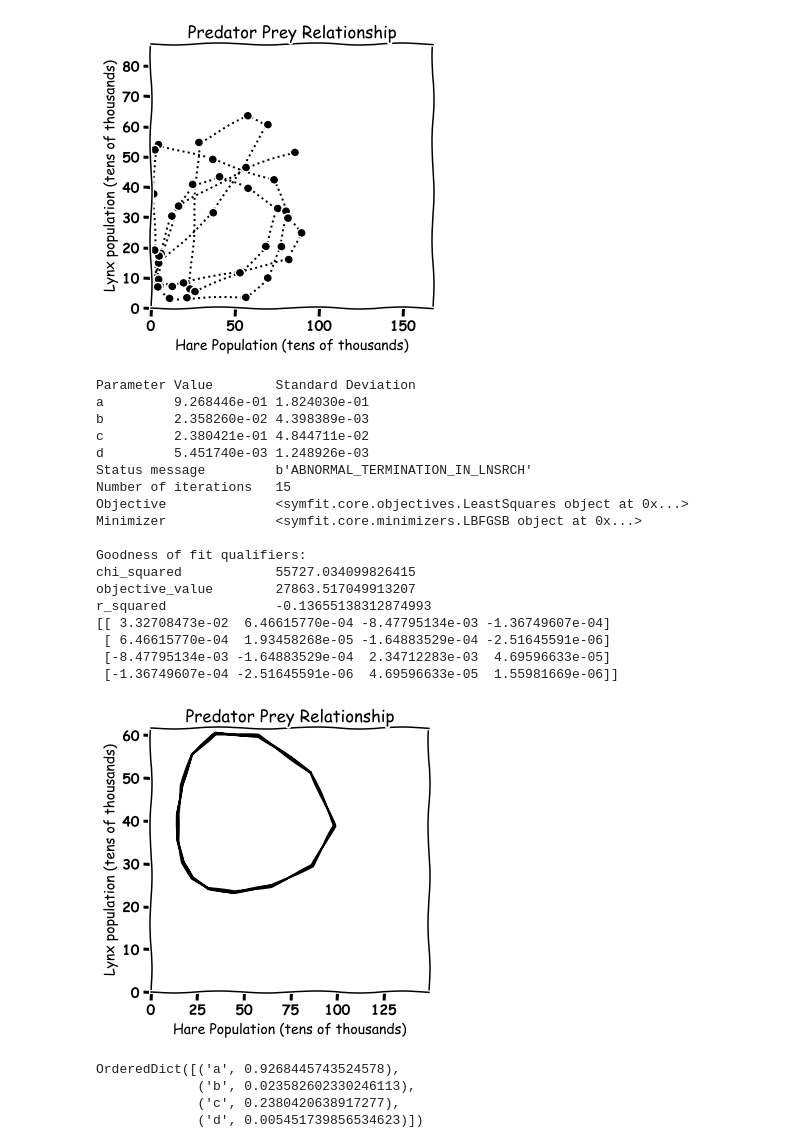
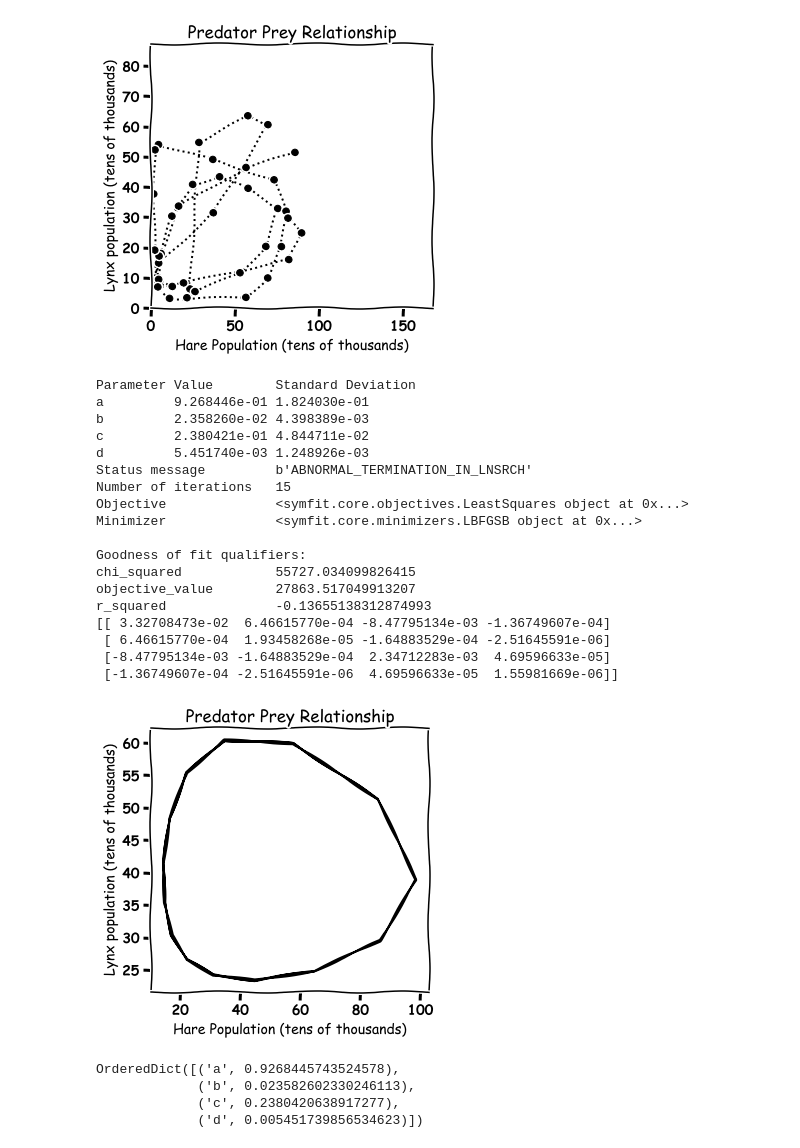
Before and after one commit to john-s-butler-dit/Predator-Prey-for-Young-Minds, a Jupyter notebook: Snow Hares and Lynxes Frontiers for Young Minds.ipynb, the cells around one changed output. Drawn from its saved outputs; the diff is of its cells as text; code cells hidden in the pictures.

```diff
--- a/Snow Hares and Lynxes Frontiers for Young Minds.ipynb
+++ b/Snow Hares and Lynxes Frontiers for Young Minds.ipynb
@@ -89,7 +89,7 @@ t_i=0+i h,
 for $i=0,...10$.
 The figure below illustrate the discrete domain.
 # %%
-h=0.001
+h=0.1
 time=np.arange(1900,1935+h/2,h)
 #t=Pred_prey_data.Year
 fig = plt.figure(1,figsize=(5,4))
@@ -229,6 +229,10 @@ s, x, t = variables(' s, x, t')
 model_dict = {
     D(x, t): a * x - b * s * x,
     D(s, t): -c * s + d*s * x
+   # D(x, t): a * x - b * s ,
+   # D(s, t): -c * s + d* x
+
+
 }
 
 ode_model = ODEModel(model_dict, initial={t:0.0, x:np.array(Pred_prey_data.Hare[50]), s:np.array(Pred_prey_data.Lynx[50])})
@@ -237,7 +241,7 @@ ode_model = ODEModel(model_dict, initial={t:0.0, x:np.array(Pred_prey_data.Hare[
 tSample = np.array(time-time[0]) #np.array([1, 2, 4, 6, 8, 12])
 tSample = np.array(Pred_prey_data.Year[50:-1]-Pred_prey_data.Year[50]) #np.array([1, 2, 4, 6, 8, 12])
 
-A=3
+A=3.0
 B=2.5
 a_Birth=0.32*A
 b_Con=0.01*A
@@ -290,36 +294,36 @@ with plt.xkcd():
     ax = fig.add_subplot(1,1,1)
 
     ax.plot(xSample,sSample,'-',color='black')
 
     ax.set_ylabel('Lynx population (tens of thousands)')
     ax.set_xlabel('Hare Population (tens of thousands)')
     #ax.legend(loc='best')
     ax.set_title('Predator Prey Relationship')
     plt.tight_layout()
-    plt.ylim(0,1.1*np.max(L))
-    plt.xlim(0,1.1*np.max(H))
+ #   plt.ylim(0,1.1*np.max(L))
+ #   plt.xlim(0,1.1*np.max(H))
 
     plt.show()
 # %% [output]
 Parameter Value        Standard Deviation
 a         9.268446e-01 1.824030e-01
 b         2.358260e-02 4.398389e-03
 c         2.380421e-01 4.844711e-02
 d         5.451740e-03 1.248926e-03
 Status message         b'ABNORMAL_TERMINATION_IN_LNSRCH'
 Number of iterations   15
 Objective              <symfit.core.objectives.LeastSquares object at 0x...>
 Minimizer              <symfit.core.minimizers.LBFGSB object at 0x...>
 
 Goodness of fit qualifiers:
 chi_squared            55727.034099826415
 objective_value        27863.517049913207
 r_squared              -0.13655138312874993
 [[ 3.32708473e-02  6.46615770e-04 -8.47795134e-03 -1.36749607e-04]
  [ 6.46615770e-04  1.93458268e-05 -1.64883529e-04 -2.51645591e-06]
  [-8.47795134e-03 -1.64883529e-04  2.34712283e-03  4.69596633e-05]
  [-1.36749607e-04 -2.51645591e-06  4.69596633e-05  1.55981669e-06]]
-[figure, old version]
+[figure, new version]
 # %%
 fit_result.params
 # %% [output]
```
Also changed, not shown: parts of 6 cells of this notebook, 15 other files.
